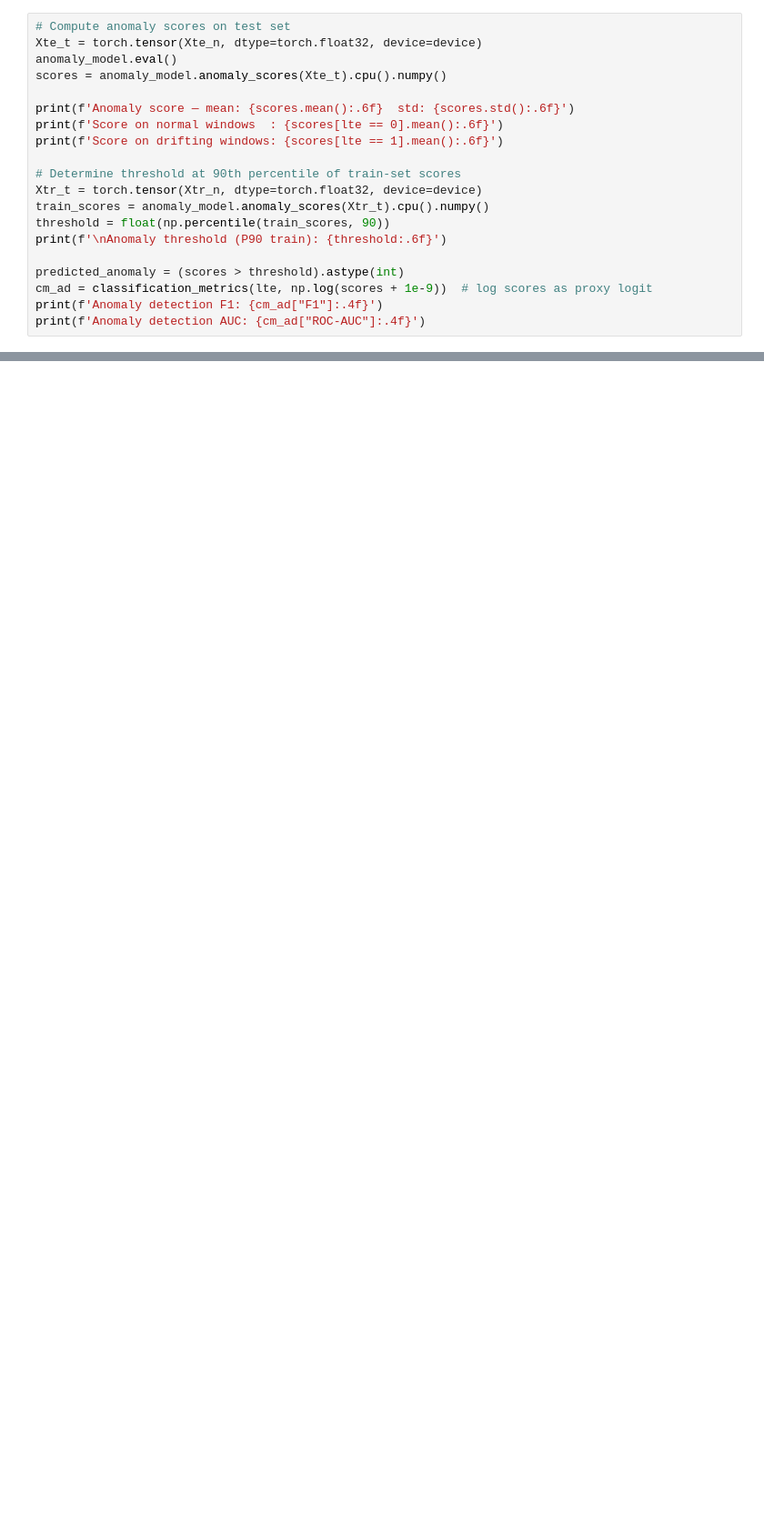
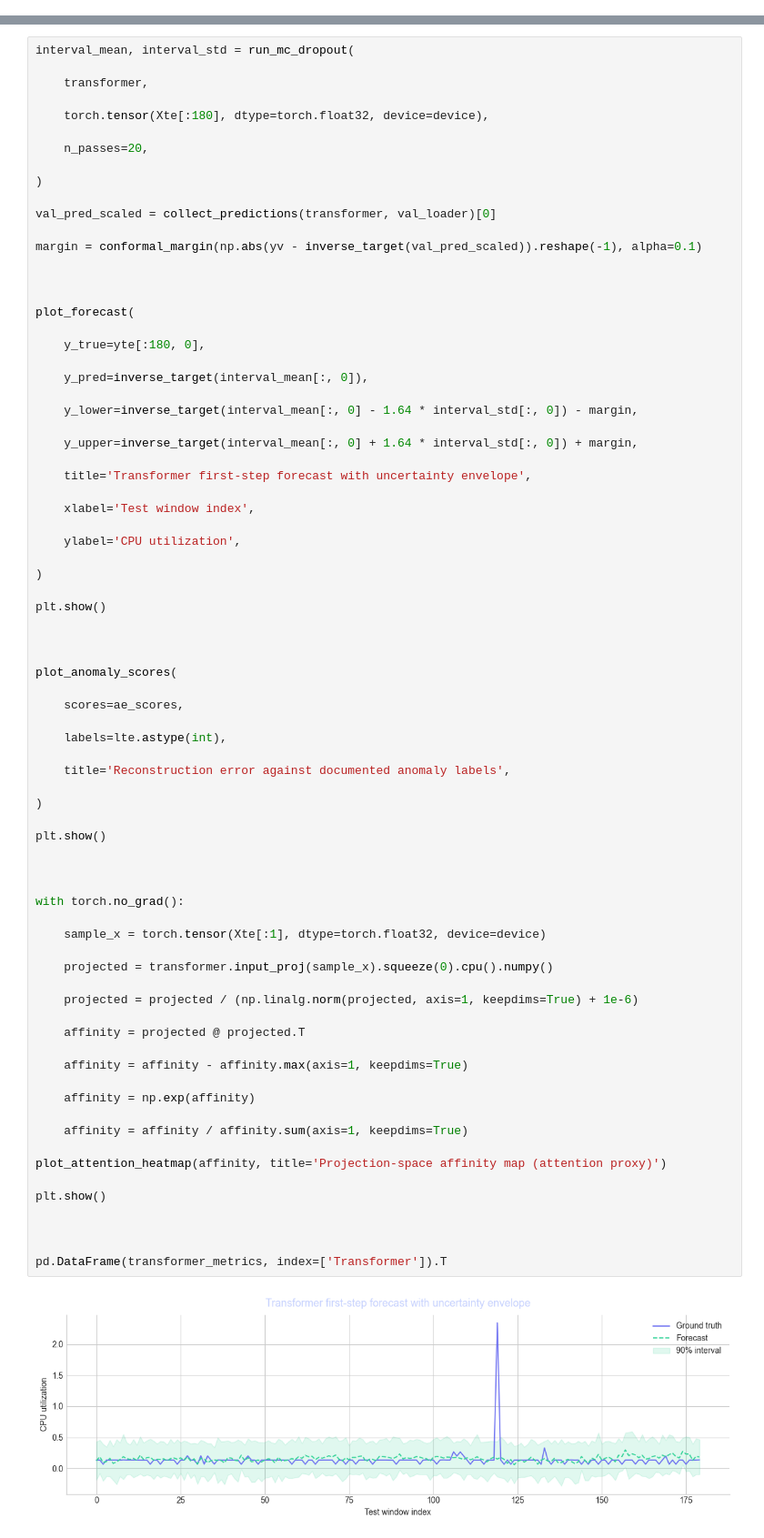
Before and after one commit to thmolena/Quantum-Drift-Forecasting, a Jupyter notebook: notebooks/transformer_calibration.ipynb, the cells around one changed output, grey strips where cells are left out. Shown at 91% size. Saved outputs shown, nothing was run; the diff lists cells and outputs as text; blank space fills up the shorter version.

Commit message:
Updated research project

```diff
--- a/notebooks/transformer_calibration.ipynb
+++ b/notebooks/transformer_calibration.ipynb
@@ -641,20 +0,0 @@ plt.tight_layout(); plt.show()
-# %%
-# Compute anomaly scores on test set
-Xte_t = torch.tensor(Xte_n, dtype=torch.float32, device=device)
-anomaly_model.eval()
-scores = anomaly_model.anomaly_scores(Xte_t).cpu().numpy()
-
-print(f'Anomaly score — mean: {scores.mean():.6f}  std: {scores.std():.6f}')
-print(f'Score on normal windows  : {scores[lte == 0].mean():.6f}')
-print(f'Score on drifting windows: {scores[lte == 1].mean():.6f}')
-
-# Determine threshold at 90th percentile of train-set scores
-Xtr_t = torch.tensor(Xtr_n, dtype=torch.float32, device=device)
-train_scores = anomaly_model.anomaly_scores(Xtr_t).cpu().numpy()
-threshold = float(np.percentile(train_scores, 90))
-print(f'\nAnomaly threshold (P90 train): {threshold:.6f}')
-
-predicted_anomaly = (scores > threshold).astype(int)
-cm_ad = classification_metrics(lte, np.log(scores + 1e-9))  # log scores as proxy logit
-print(f'Anomaly detection F1: {cm_ad["F1"]:.4f}')
-print(f'Anomaly detection AUC: {cm_ad["ROC-AUC"]:.4f}')
@@ -928,0 +589,78 @@ See `quantum_drift_combined.ipynb` for:
+# %%
+interval_mean, interval_std = run_mc_dropout(
+
+    transformer,
+
+    torch.tensor(Xte[:180], dtype=torch.float32, device=device),
+
+    n_passes=20,
+
+)
+
+val_pred_scaled = collect_predictions(transformer, val_loader)[0]
+
+margin = conformal_margin(np.abs(yv - inverse_target(val_pred_scaled)).reshape(-1), alpha=0.1)
+
+
+
+plot_forecast(
+
+    y_true=yte[:180, 0],
+
+    y_pred=inverse_target(interval_mean[:, 0]),
+
+    y_lower=inverse_target(interval_mean[:, 0] - 1.64 * interval_std[:, 0]) - margin,
+
+    y_upper=inverse_target(interval_mean[:, 0] + 1.64 * interval_std[:, 0]) + margin,
+
+    title='Transformer first-step forecast with uncertainty envelope',
+
+    xlabel='Test window index',
+
+    ylabel='CPU utilization',
+
+)
+
+plt.show()
+
+
+
+plot_anomaly_scores(
+
+    scores=ae_scores,
+
+    labels=lte.astype(int),
+
+    title='Reconstruction error against documented anomaly labels',
+
+)
+
+plt.show()
+
+
+
+with torch.no_grad():
+
+    sample_x = torch.tensor(Xte[:1], dtype=torch.float32, device=device)
+
+    projected = transformer.input_proj(sample_x).squeeze(0).cpu().numpy()
+
+    projected = projected / (np.linalg.norm(projected, axis=1, keepdims=True) + 1e-6)
+
+    affinity = projected @ projected.T
+
+    affinity = affinity - affinity.max(axis=1, keepdims=True)
+
+    affinity = np.exp(affinity)
+
+    affinity = affinity / affinity.sum(axis=1, keepdims=True)
+
+plot_attention_heatmap(affinity, title='Projection-space affinity map (attention proxy)')
+
+plt.show()
+
+
+
+pd.DataFrame(transformer_metrics, index=['Transformer']).T
+# %% [output]
+[figure, added]
```
Also changed, not shown: parts of 48 cells of this notebook, 20 other files.
